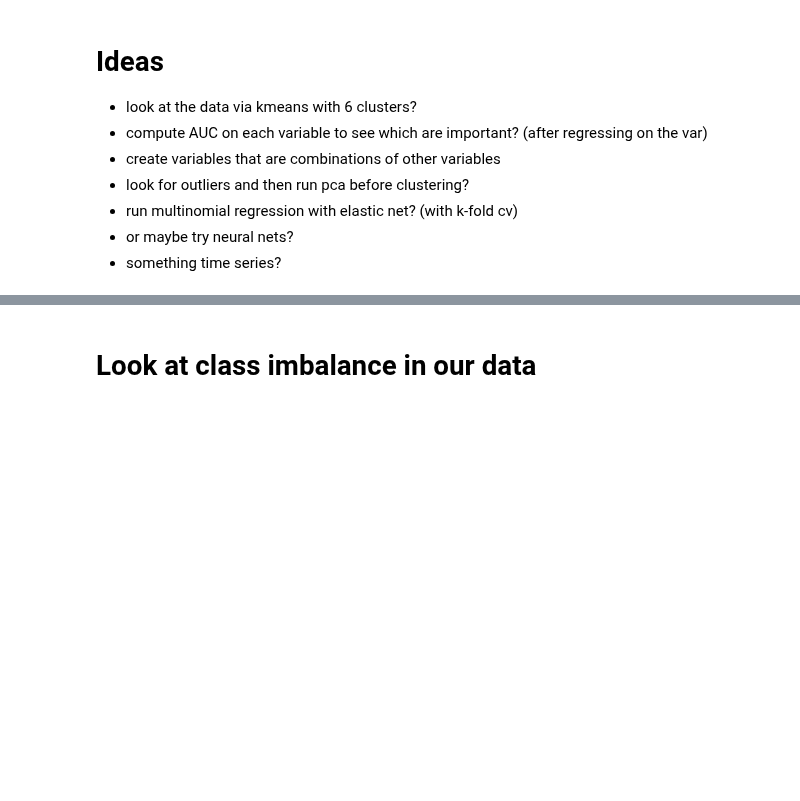
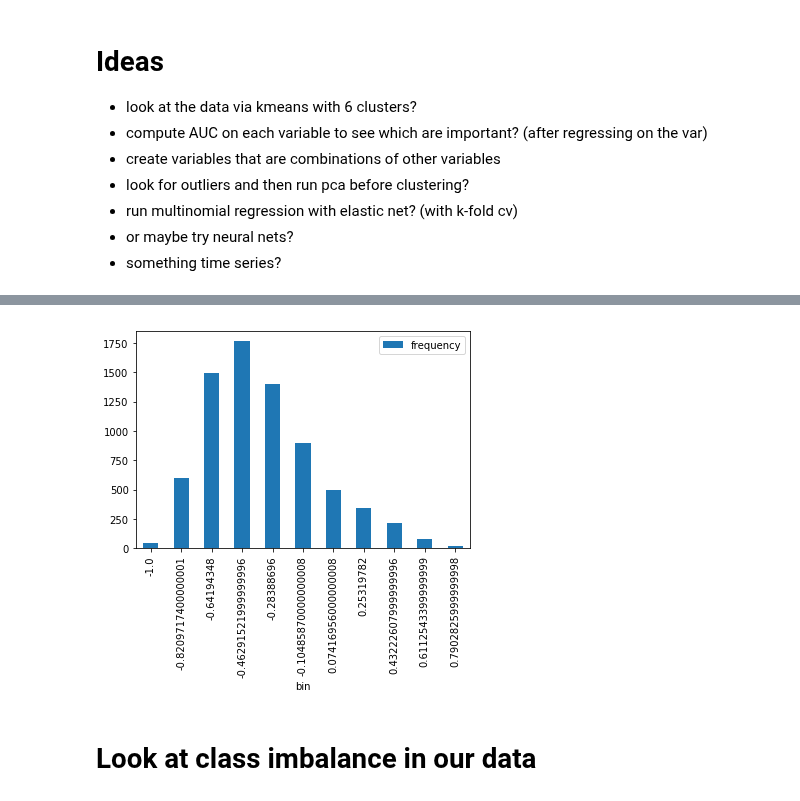
Before and after one commit to nathanhwangbo/PSTAT135_Final, a Jupyter notebook: preprocessing.ipynb, the cells around one changed output, grey strips where cells are left out. Cells and saved outputs as stored; diff of their text form; code cells hidden in the pictures; blank space fills up the shorter version.

```diff
--- a/preprocessing.ipynb
+++ b/preprocessing.ipynb
@@ -69,2 +315,19 @@ only showing top 1 row
+# %%
+import pyspark.sql as sparksql
+histogram = df_train_features.select('539').rdd.flatMap(lambda x: x).histogram(11)
+
+# Loading the Computed Histogram into a Pandas Dataframe for plotting
+pd.DataFrame(
+    list(zip(*histogram)),
+    columns=['bin', 'frequency']
+).set_index(
+    'bin'
+).plot(kind='bar');
+
+#539 is fBodyBodyGyroMag-meanFreq()
+#histogram for distributiono of a variable
+#kevin- uhh kind of junk rn but may be usefull later
+# %% [output]
+[figure, added]
 # %% [markdown]
 # Look at class imbalance in our data
```
Also changed, not shown: parts of 26 cells of this notebook.
